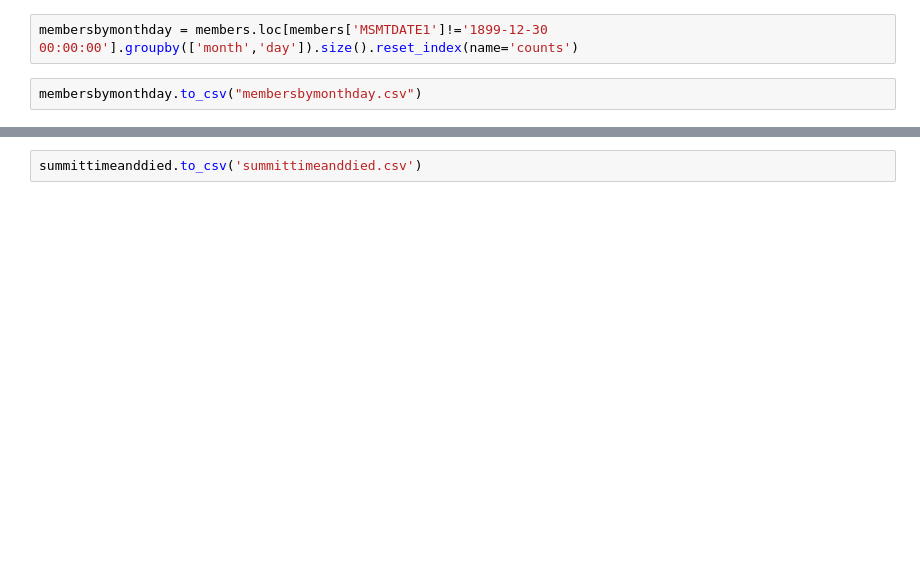
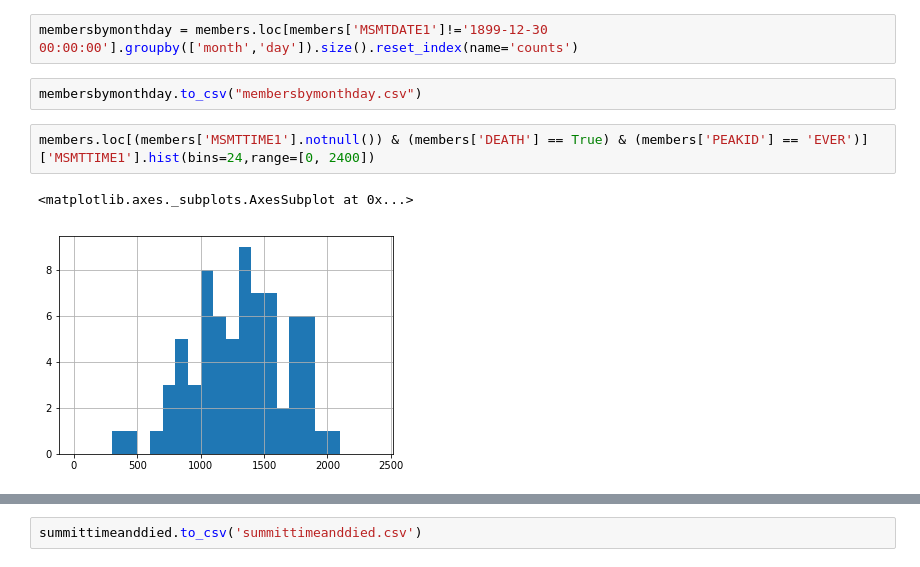
Before and after one commit to elbertwang3/himalayas, a Jupyter notebook: data/Untitled.ipynb, the cells around one changed output, grey strips where cells are left out. Cells and saved outputs as stored; diff of their text form; blank space fills up the shorter version.

```diff
--- a/data/Untitled.ipynb
+++ b/data/Untitled.ipynb
@@ -129,3 +47,8 @@ members.head()
 membersbymonthday = members.loc[members['MSMTDATE1']!='1899-12-30 00:00:00'].groupby(['month','day']).size().reset_index(name='counts')
 # %%
 membersbymonthday.to_csv("membersbymonthday.csv")
+# %%
+members.loc[(members['MSMTTIME1'].notnull()) & (members['DEATH'] == True) & (members['PEAKID'] == 'EVER')]['MSMTTIME1'].hist(bins=24,range=[0, 2400])
+# %% [output]
+<matplotlib.axes._subplots.AxesSubplot at 0x...>
+[figure, added]
```
Also changed, not shown: parts of 62 cells of this notebook, 20 other files.
